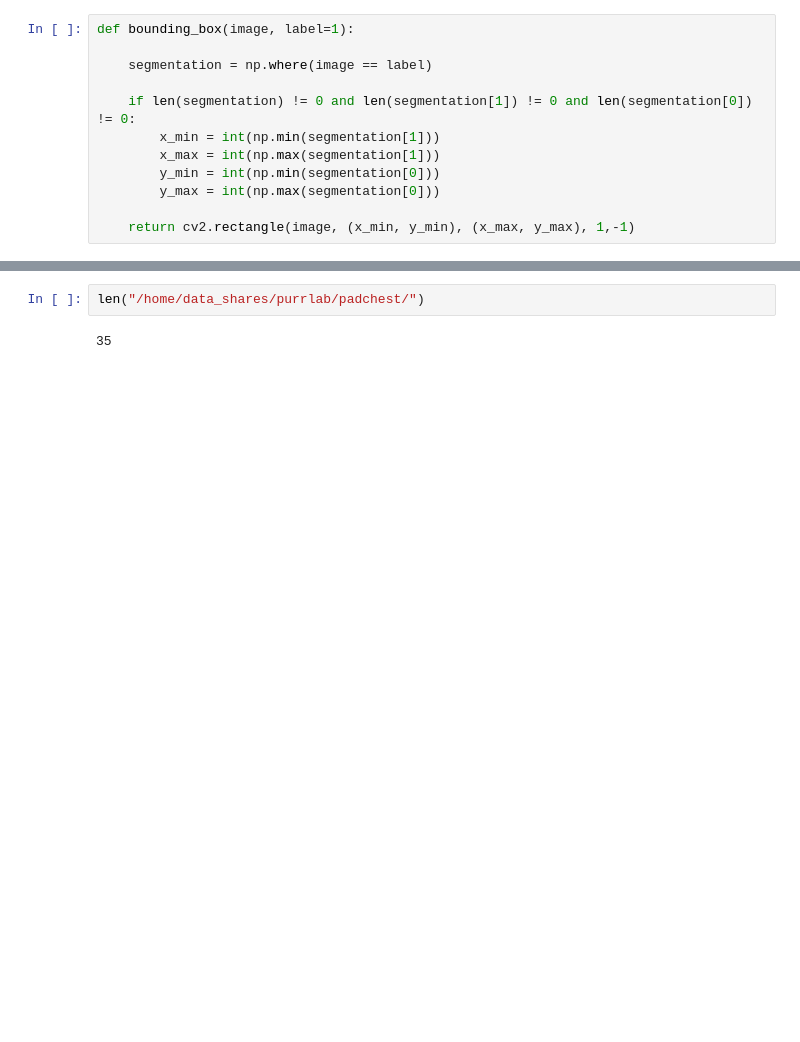
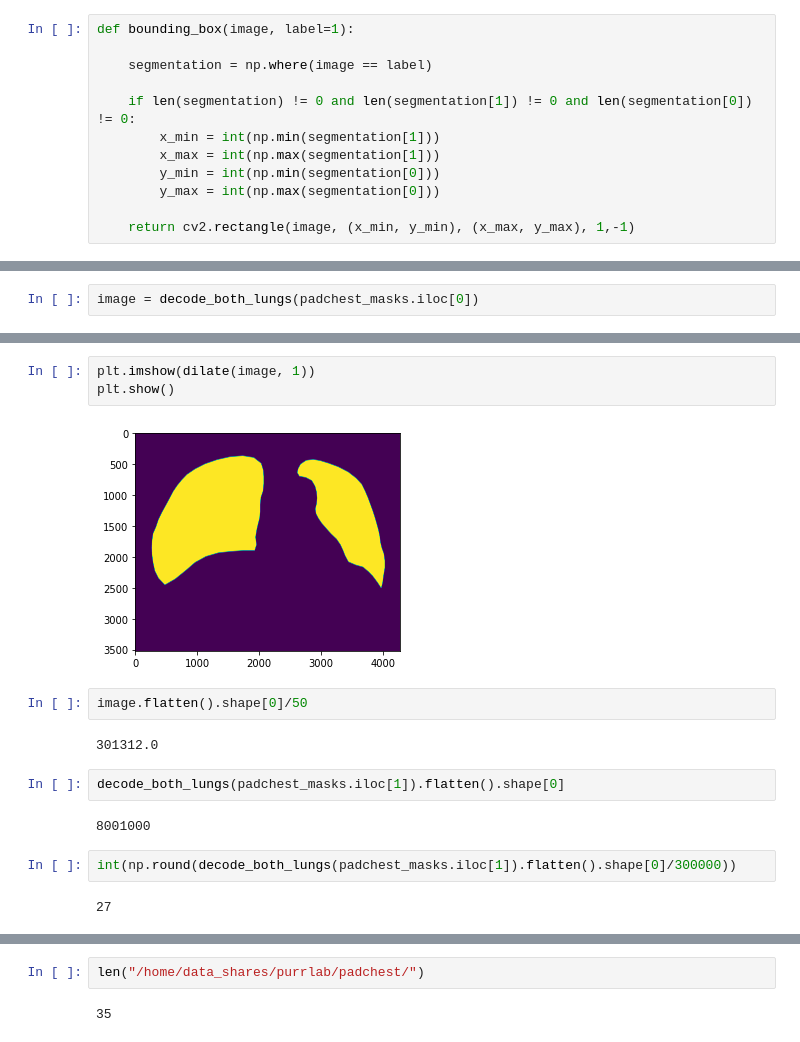
Before and after one commit to CasperAntonPoulsen/LabelReliability_and_PathologyDetection_in_ChestXrays, a Jupyter notebook: Segmentation_preprocessing/Segmentation_mask.ipynb, the cells around one changed output, grey strips where cells are left out. Drawn from its saved outputs; the diff is of its cells as text; blank space fills up the shorter version.

```diff
--- a/Segmentation_preprocessing/Segmentation_mask.ipynb
+++ b/Segmentation_preprocessing/Segmentation_mask.ipynb
@@ -75,0 +148,2 @@ def bounding_box(image, label=1):
+# %%
+image = decode_both_lungs(padchest_masks.iloc[0])
@@ -75,0 +165,17 @@ def bounding_box(image, label=1):
+# %%
+plt.imshow(dilate(image, 1))
+plt.show()
+# %% [output]
+[figure, added]
+# %%
+image.flatten().shape[0]/50
+# %% [output]
+301312.0
+# %%
+decode_both_lungs(padchest_masks.iloc[1]).flatten().shape[0]
+# %% [output]
+8001000
+# %%
+int(np.round(decode_both_lungs(padchest_masks.iloc[1]).flatten().shape[0]/300000))
+# %% [output]
+27
```
Also changed, not shown: parts of 13 cells of this notebook, 21 other files.
